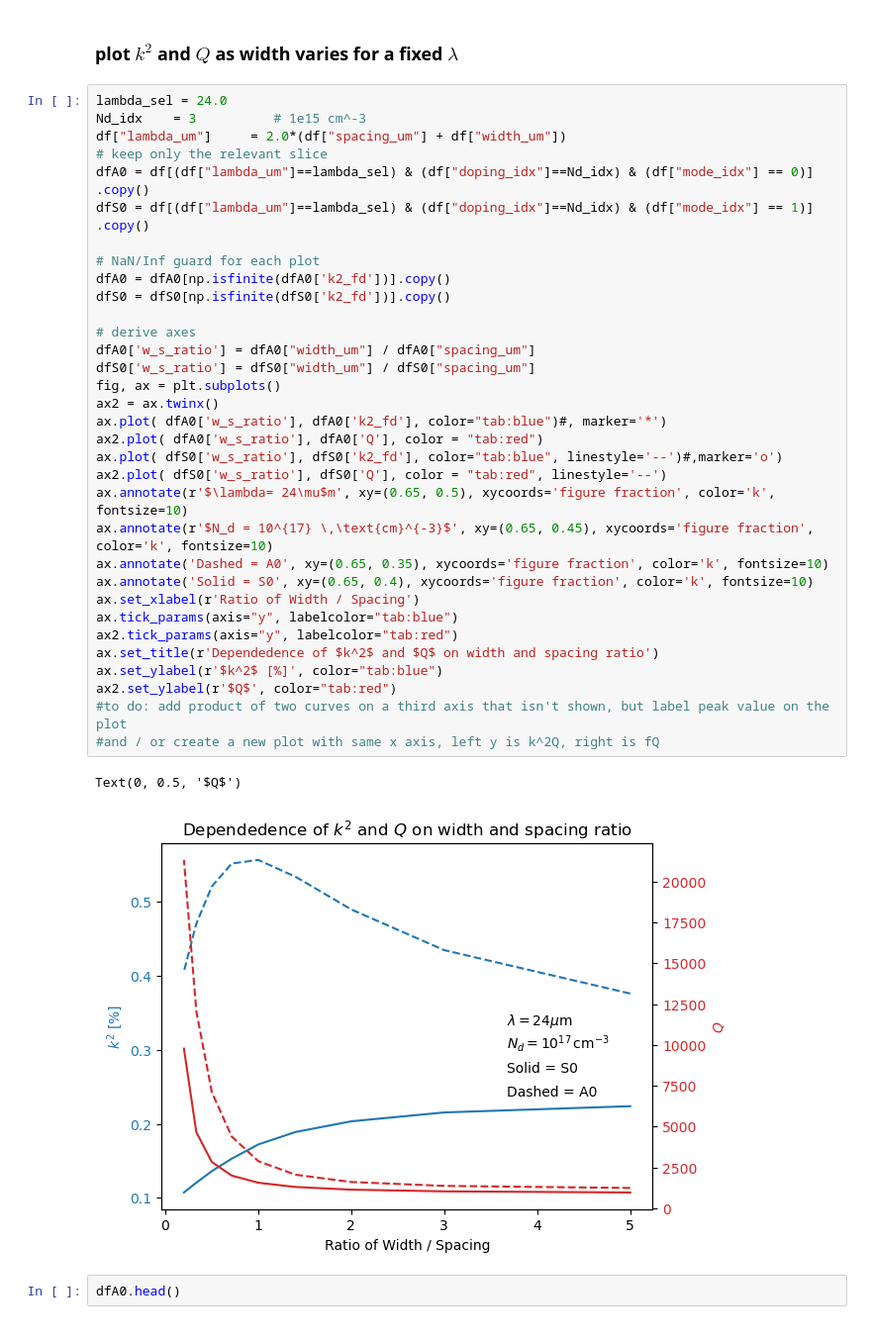
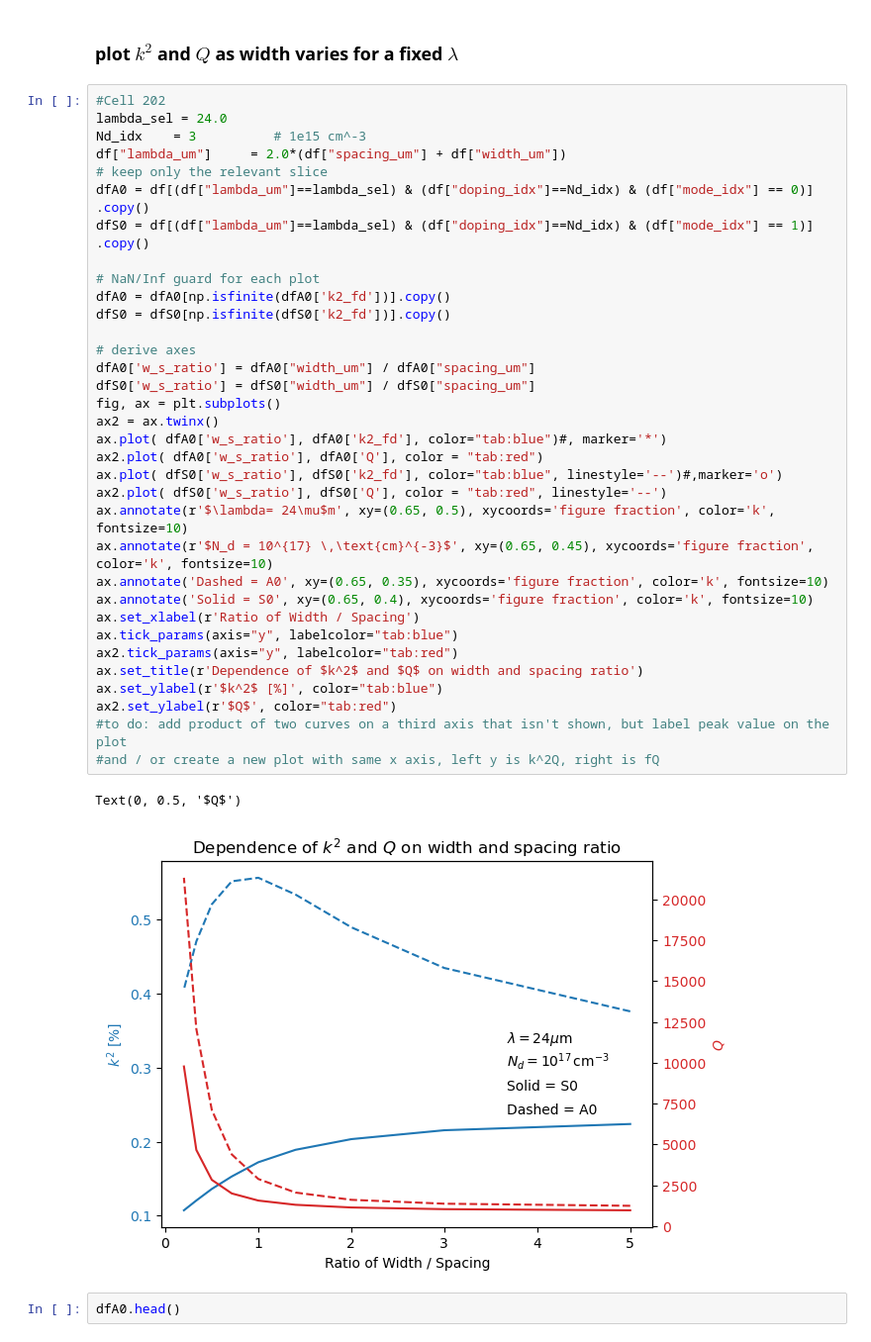
Before and after one commit to ninja-lab/Resonators, a Jupyter notebook: ComsolPlots3.ipynb, the cells around one changed output. Shown at 99% size. Drawn from its saved outputs; the diff is of its cells as text.

```diff
--- a/ComsolPlots3.ipynb
+++ b/ComsolPlots3.ipynb
@@ -454,41 +453,42 @@ ax.legend(loc='upper right')
 # %% [markdown]
 ### plot $k^2$ and $Q$ as width varies for a fixed $\lambda$
 # %%
+#Cell 202
 lambda_sel = 24.0
 Nd_idx    = 3          # 1e15 cm^-3
 df["lambda_um"]     = 2.0*(df["spacing_um"] + df["width_um"])
 # keep only the relevant slice
 dfA0 = df[(df["lambda_um"]==lambda_sel) & (df["doping_idx"]==Nd_idx) & (df["mode_idx"] == 0)] .copy()
 dfS0 = df[(df["lambda_um"]==lambda_sel) & (df["doping_idx"]==Nd_idx) & (df["mode_idx"] == 1)] .copy()
 
 # NaN/Inf guard for each plot
 dfA0 = dfA0[np.isfinite(dfA0['k2_fd'])].copy()
 dfS0 = dfS0[np.isfinite(dfS0['k2_fd'])].copy()
 
 # derive axes
 dfA0['w_s_ratio'] = dfA0["width_um"] / dfA0["spacing_um"]
 dfS0['w_s_ratio'] = dfS0["width_um"] / dfS0["spacing_um"]
 fig, ax = plt.subplots()
 ax2 = ax.twinx()
 ax.plot( dfA0['w_s_ratio'], dfA0['k2_fd'], color="tab:blue")#, marker='*')
 ax2.plot( dfA0['w_s_ratio'], dfA0['Q'], color = "tab:red")
 ax.plot( dfS0['w_s_ratio'], dfS0['k2_fd'], color="tab:blue", linestyle='--')#,marker='o')
 ax2.plot( dfS0['w_s_ratio'], dfS0['Q'], color = "tab:red", linestyle='--')
 ax.annotate(r'$\lambda= 24\mu$m', xy=(0.65, 0.5), xycoords='figure fraction', color='k', fontsize=10)
 ax.annotate(r'$N_d = 10^{17} \,\text{cm}^{-3}$', xy=(0.65, 0.45), xycoords='figure fraction', color='k', fontsize=10)
 ax.annotate('Dashed = A0', xy=(0.65, 0.35), xycoords='figure fraction', color='k', fontsize=10)
 ax.annotate('Solid = S0', xy=(0.65, 0.4), xycoords='figure fraction', color='k', fontsize=10)
 ax.set_xlabel(r'Ratio of Width / Spacing')
 ax.tick_params(axis="y", labelcolor="tab:blue")
 ax2.tick_params(axis="y", labelcolor="tab:red")
-ax.set_title(r'Dependedence of $k^2$ and $Q$ on width and spacing ratio')
+ax.set_title(r'Dependence of $k^2$ and $Q$ on width and spacing ratio')
 ax.set_ylabel(r'$k^2$ [%]', color="tab:blue")
 ax2.set_ylabel(r'$Q$', color="tab:red")
 #to do: add product of two curves on a third axis that isn't shown, but label peak value on the plot
 #and / or create a new plot with same x axis, left y is k^2Q, right is fQ
 # %% [output]
 Text(0, 0.5, '$Q$')
-[figure, old version]
+[figure, new version]
 # %%
 dfA0.head()
 # %%
```
Also changed, not shown: parts of 5 cells of this notebook, 9 other files.
